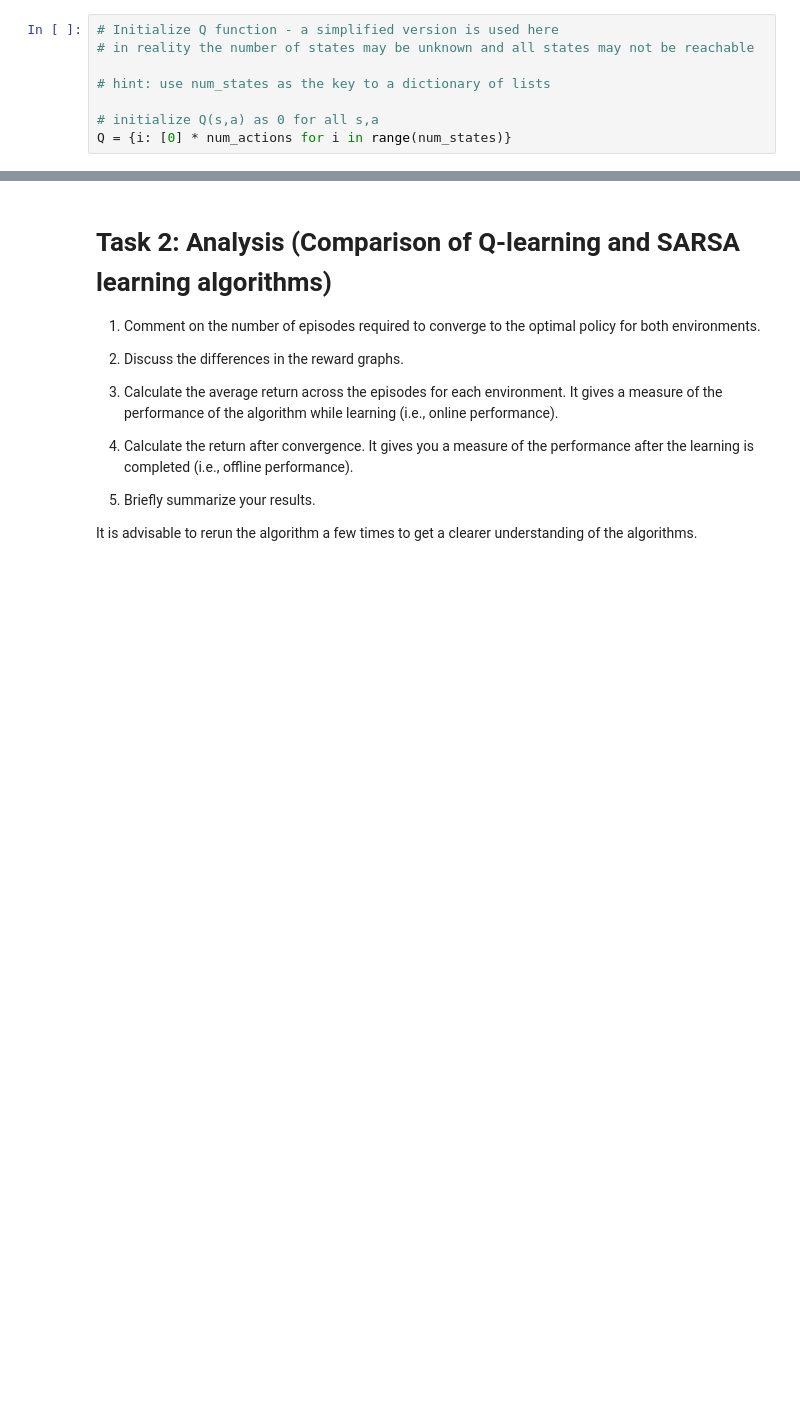
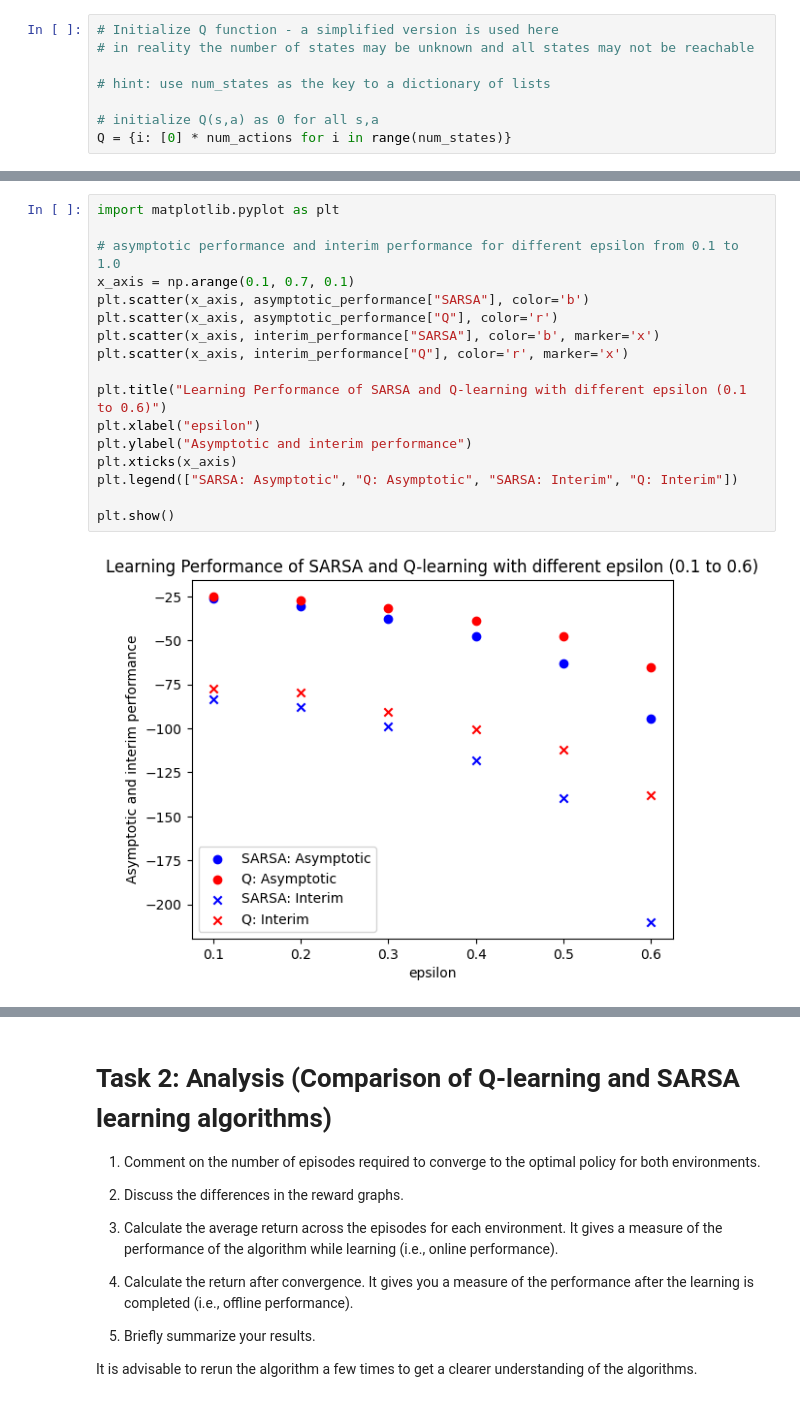
Before and after one commit to Hanjianlee/IT5005, a Jupyter notebook: assignment3/IT5005_AI_Assignment 3-3.ipynb, the cells around one changed output, grey strips where cells are left out. Saved outputs shown, nothing was run; the diff lists cells and outputs as text; blank space fills up the shorter version.

```diff
--- a/assignment3/IT5005_AI_Assignment 3-3.ipynb
+++ b/assignment3/IT5005_AI_Assignment 3-3.ipynb
@@ -398,0 +586,19 @@ plot_rate(savgol_filter(q_info["length"],51,3), savgol_filter(q_info["rewards"],
+# %%
+import matplotlib.pyplot as plt
+
+# asymptotic performance and interim performance for different epsilon from 0.1 to 1.0
+x_axis = np.arange(0.1, 0.7, 0.1)
+plt.scatter(x_axis, asymptotic_performance["SARSA"], color='b')
+plt.scatter(x_axis, asymptotic_performance["Q"], color='r')
+plt.scatter(x_axis, interim_performance["SARSA"], color='b', marker='x')
+plt.scatter(x_axis, interim_performance["Q"], color='r', marker='x')
+
+plt.title("Learning Performance of SARSA and Q-learning with different epsilon (0.1 to 0.6)")
+plt.xlabel("epsilon")
+plt.ylabel("Asymptotic and interim performance")
+plt.xticks(x_axis)
+plt.legend(["SARSA: Asymptotic", "Q: Asymptotic", "SARSA: Interim", "Q: Interim"])
+
+plt.show()
+# %% [output]
+[figure, added]
```
Also changed, not shown: parts of 31 cells of this notebook.
